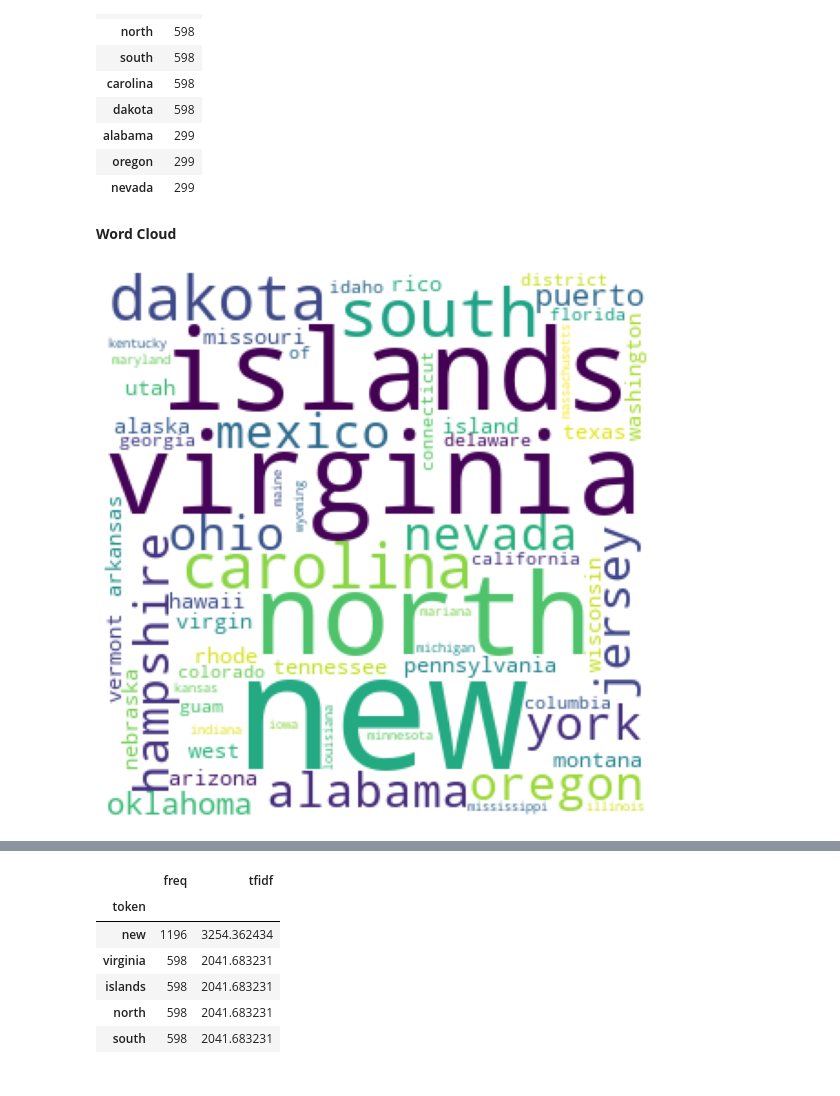
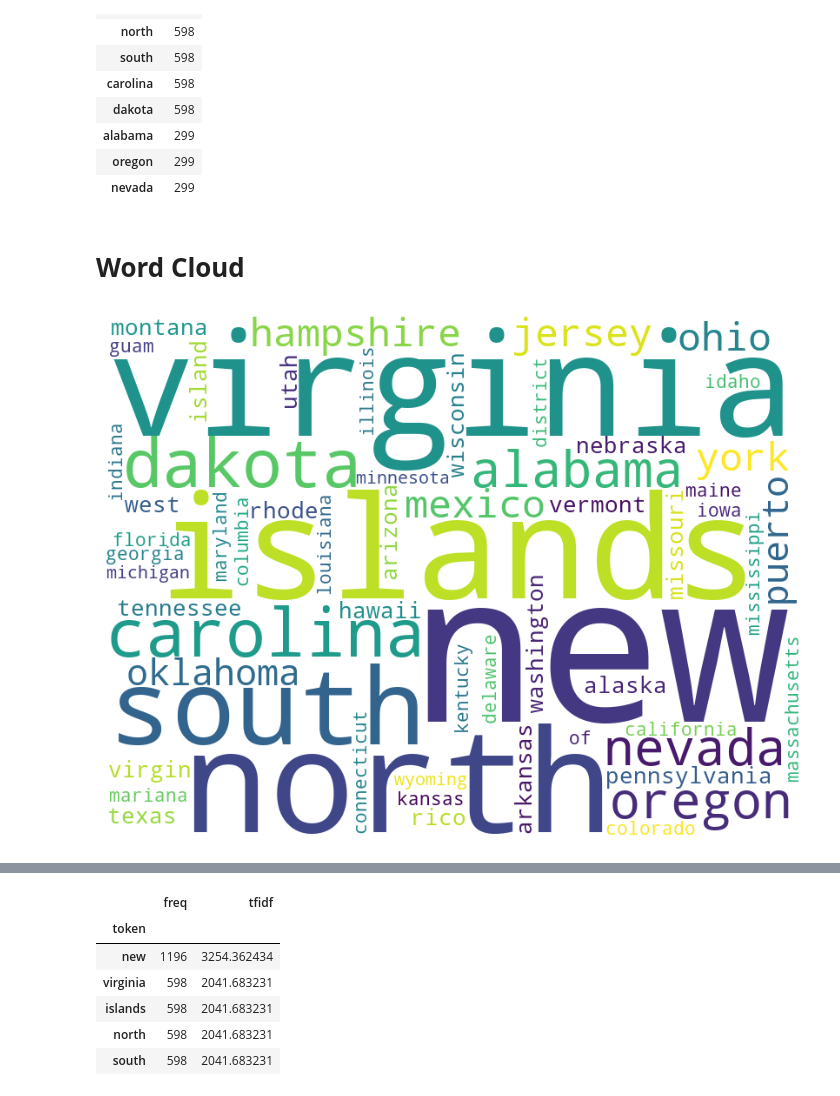
Before and after one commit to KeerthiR02/TextBasedAnalysis, a Jupyter notebook: assignment3.ipynb, the cells around one changed output, grey strips where cells are left out. Saved outputs shown, nothing was run; the diff lists cells and outputs as text; code cells hidden in the pictures.

```diff
--- a/assignment3.ipynb
+++ b/assignment3.ipynb
@@ -85,20 +85,20 @@ freq_df.head(10)
 | oregon | 299 |
 | nevada | 299 |
 # %% [markdown]
-**Word Cloud**
+# **Word Cloud**
 # %%
 from wordcloud import WordCloud
 from matplotlib import pyplot as plt
-wc = WordCloud(background_color='white', width = 300, height=300, margin=2)
+wc = WordCloud(background_color='white', width = 800, height=600, margin=2)
 wc.fit_words(freq_df['freq'].to_dict() )
 plt.figure(figsize = (8, 8), facecolor = None)
 plt.imshow(wc)
 plt.axis("off")
 plt.tight_layout(pad = 0)
 
 plt.show()
 # %% [output]
-[figure, old version]
+[figure, new version]
 # %%
 from wordcloud import WordCloud
 from matplotlib import pyplot as plt
```
Also changed, not shown: parts of 14 cells of this notebook.
